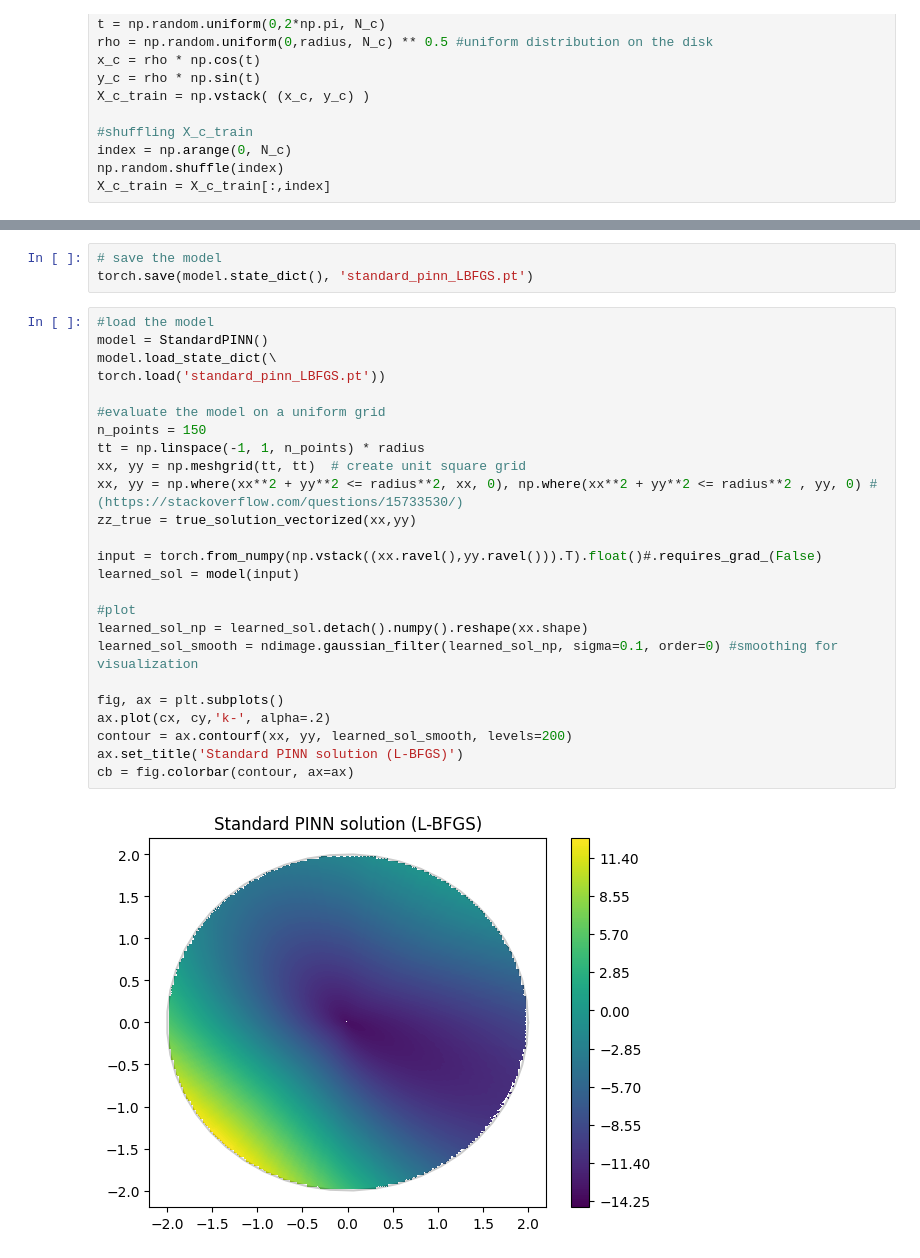
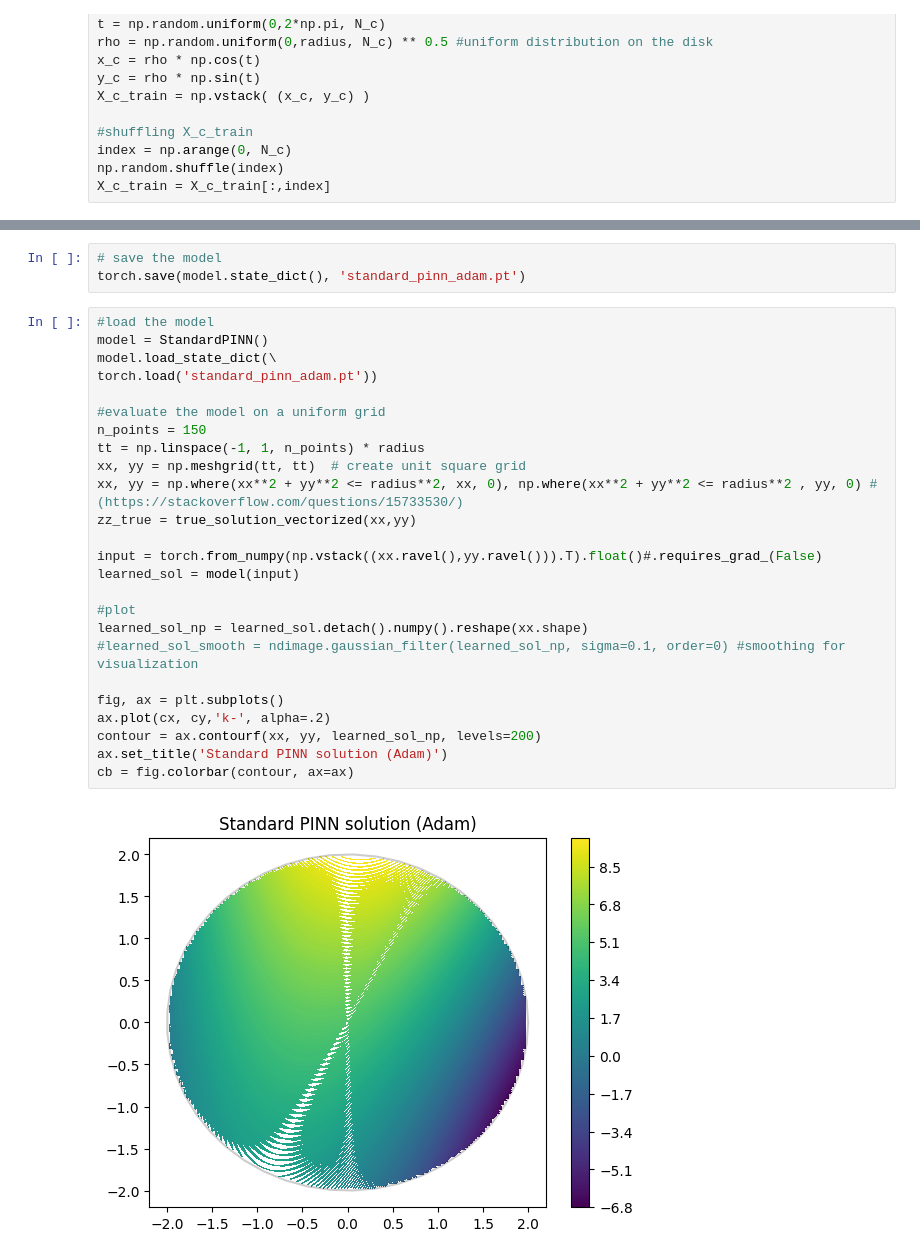
Before and after one commit to StratosFair/Mean_Escape_Time, a Jupyter notebook: OU_process/Models/standard_pinn_training.ipynb, the cells around one changed output, grey strips where cells are left out. Saved outputs shown, nothing was run; the diff lists cells and outputs as text.

```diff
--- a/OU_process/Models/standard_pinn_training.ipynb
+++ b/OU_process/Models/standard_pinn_training.ipynb
@@ -223,30 +230,30 @@ plt.show()
 # %%
 # save the model
-torch.save(model.state_dict(), 'standard_pinn_LBFGS.pt')
+torch.save(model.state_dict(), 'standard_pinn_adam.pt')
 # %%
 #load the model
 model = StandardPINN()
 model.load_state_dict(\
-torch.load('standard_pinn_LBFGS.pt'))
+torch.load('standard_pinn_adam.pt'))
 
 #evaluate the model on a uniform grid
 n_points = 150
 tt = np.linspace(-1, 1, n_points) * radius
 xx, yy = np.meshgrid(tt, tt)  # create unit square grid
 xx, yy = np.where(xx**2 + yy**2 <= radius**2, xx, 0), np.where(xx**2 + yy**2 <= radius**2 , yy, 0) #(https://stackoverflow.com/questions/15733530/)
 zz_true = true_solution_vectorized(xx,yy)
 
 input = torch.from_numpy(np.vstack((xx.ravel(),yy.ravel())).T).float()#.requires_grad_(False)
 learned_sol = model(input)
 
 #plot
 learned_sol_np = learned_sol.detach().numpy().reshape(xx.shape)
-learned_sol_smooth = ndimage.gaussian_filter(learned_sol_np, sigma=0.1, order=0) #smoothing for visualization
+#learned_sol_smooth = ndimage.gaussian_filter(learned_sol_np, sigma=0.1, order=0) #smoothing for visualization
 
 fig, ax = plt.subplots()
 ax.plot(cx, cy,'k-', alpha=.2)
-contour = ax.contourf(xx, yy, learned_sol_smooth, levels=200)
-ax.set_title('Standard PINN solution (L-BFGS)')
+contour = ax.contourf(xx, yy, learned_sol_np, levels=200)
+ax.set_title('Standard PINN solution (Adam)')
 cb = fig.colorbar(contour, ax=ax)
 # %% [output]
-[figure, old version]
+[figure, new version]
```
Also changed, not shown: parts of 4 cells of this notebook.
